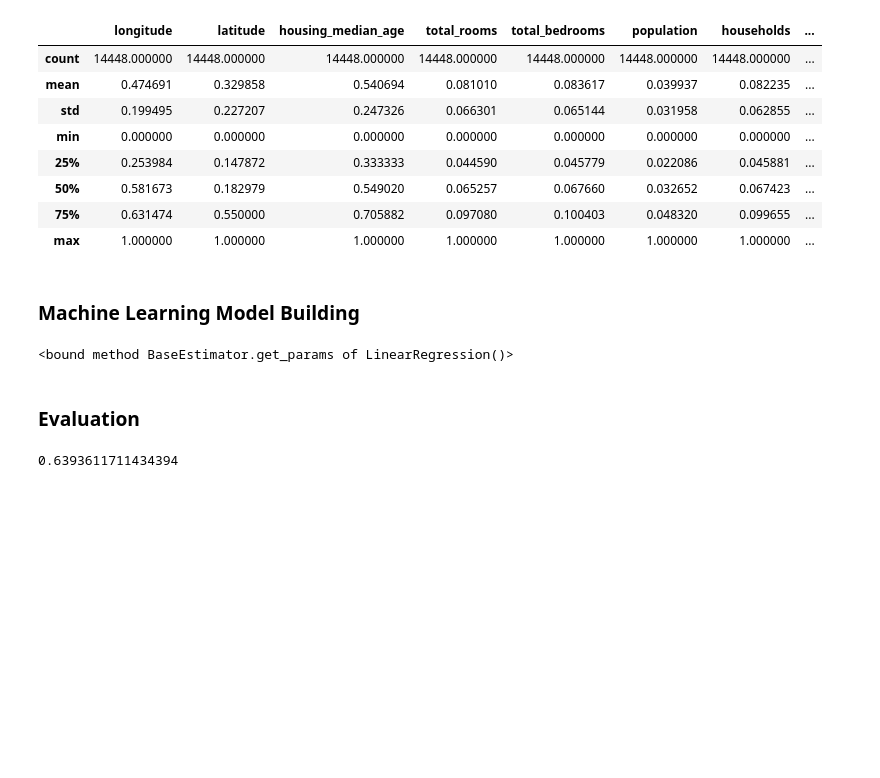
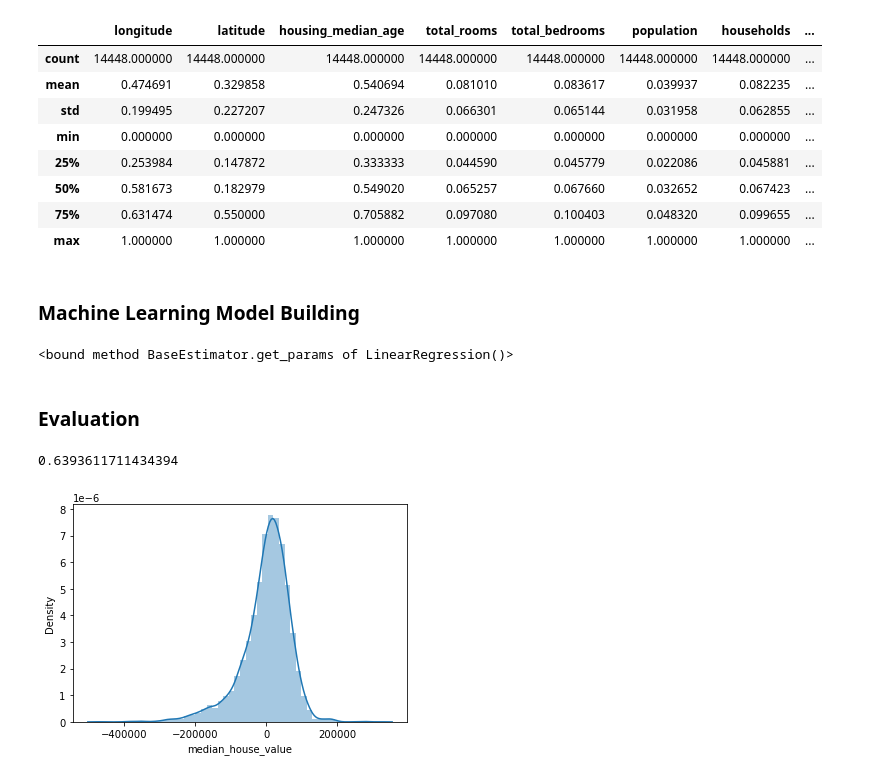
Before and after one commit to RamCham69/PricePrediction-of-House, a Jupyter notebook: HousePrice Prediction.ipynb, the cells around one changed output. Saved outputs shown, nothing was run; the diff lists cells and outputs as text; code cells hidden in the pictures; blank space fills up the shorter version.

```diff
--- a/HousePrice Prediction.ipynb
+++ b/HousePrice Prediction.ipynb
@@ -180,3 +195,11 @@ from sklearn.metrics import r2_score
 r2_score(y_test, y_test_pred)
 # %% [output]
 0.6393611711434394
+# %%
+# residual distribution plot
+residuals = y_test_pred-y_test
+
+sns.distplot(residuals)
+plt.show()
+# %% [output]
+[figure, added]
```
Also changed, not shown: parts of 16 cells of this notebook.
